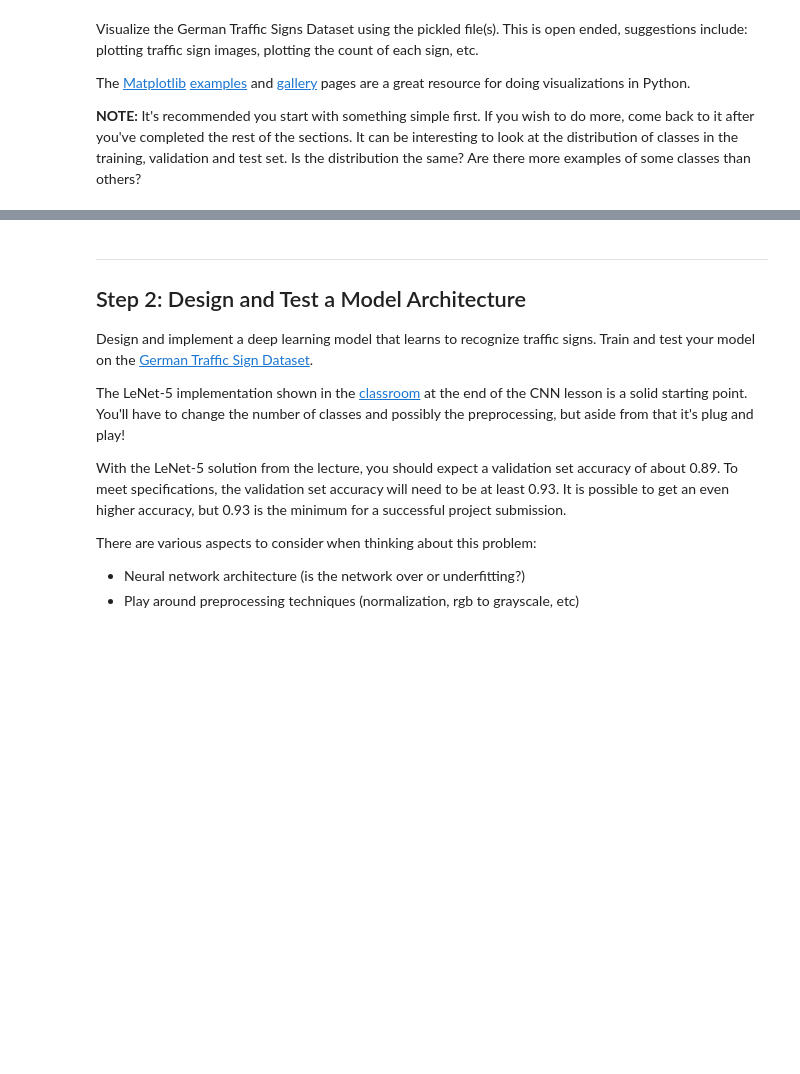
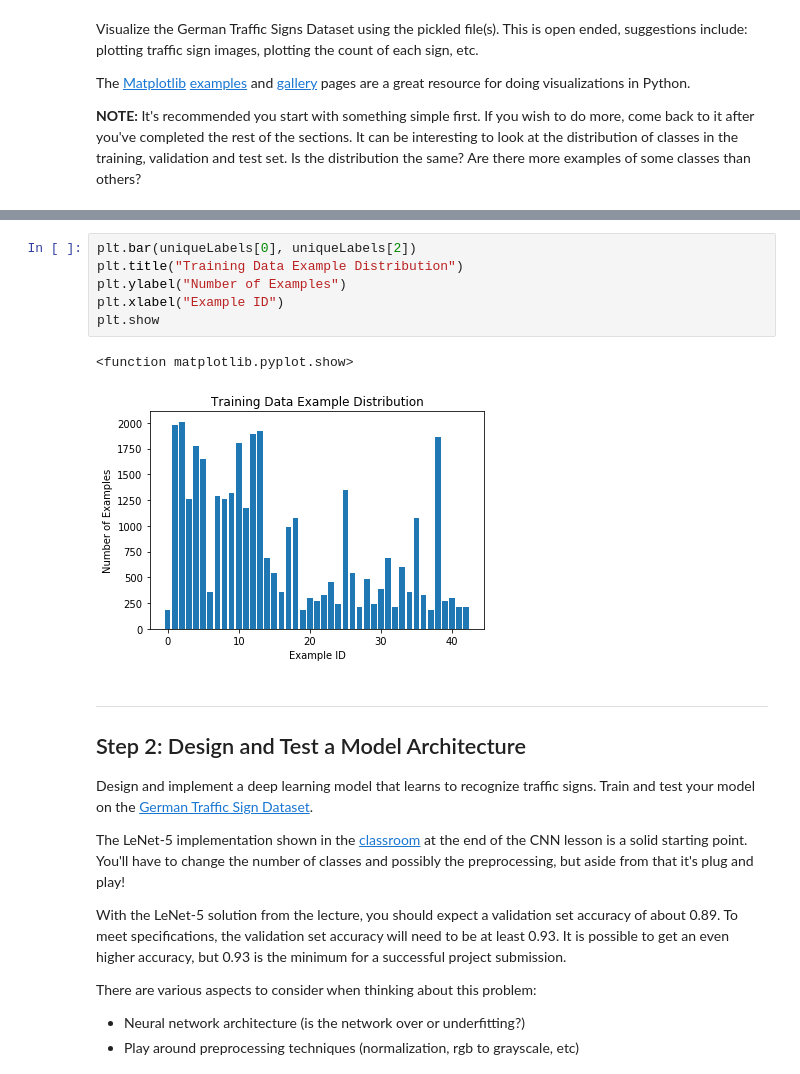
Before and after one commit to andichik/SDC-Term-1, a Jupyter notebook: CarND-Traffic-Sign-Classifier-Project/Traffic_Sign_Classifier.ipynb, the cells around one changed output, grey strips where cells are left out. Drawn from its saved outputs; the diff is of its cells as text; blank space fills up the shorter version.

```diff
--- a/CarND-Traffic-Sign-Classifier-Project/Traffic_Sign_Classifier.ipynb
+++ b/CarND-Traffic-Sign-Classifier-Project/Traffic_Sign_Classifier.ipynb
@@ -119,3 +120,12 @@ plt.show()
+# %%
+plt.bar(uniqueLabels[0], uniqueLabels[2])
+plt.title("Training Data Example Distribution")
+plt.ylabel("Number of Examples")
+plt.xlabel("Example ID")
+plt.show
+# %% [output]
+<function matplotlib.pyplot.show>
+[figure, added]
 # %% [markdown]
 ----
 
```
Also changed, not shown: parts of 24 cells of this notebook, 4 other files.
